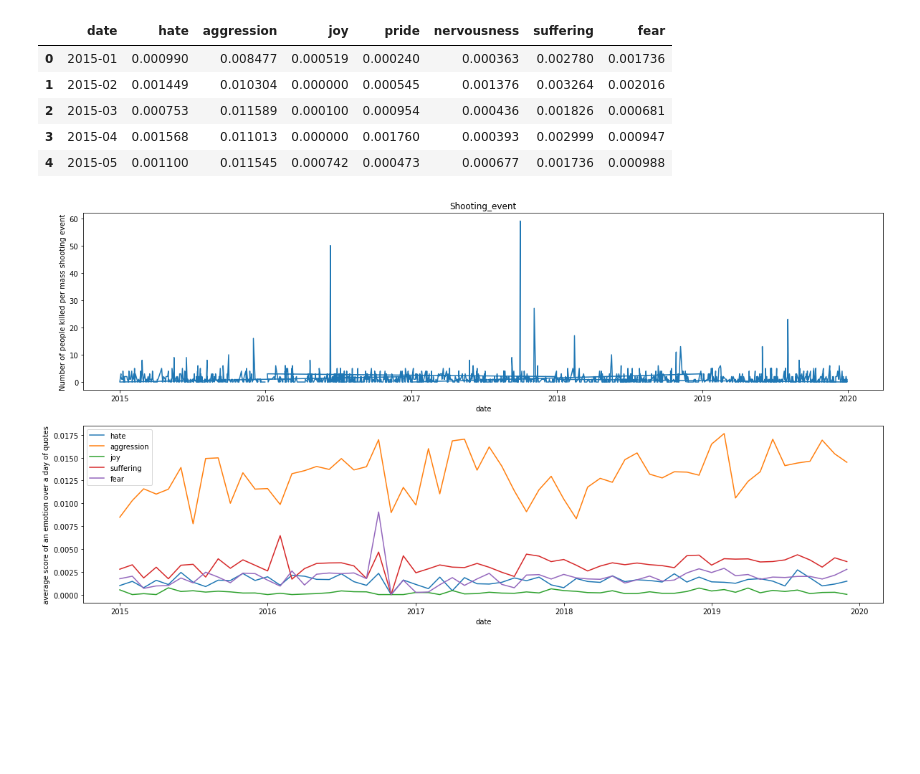
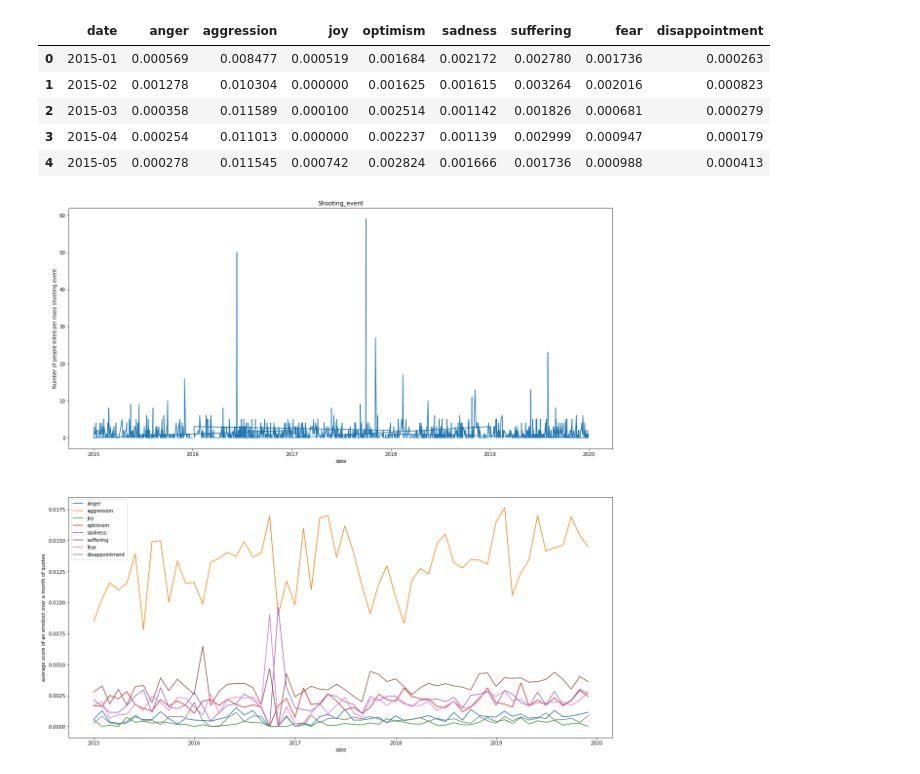
Before and after one commit to epfl-ada/ada-2021-project-lejt, a Jupyter notebook: Emotion extraction.ipynb, the cells around one changed output. Cells and saved outputs as stored; diff of their text form; code cells hidden in the pictures; blank space fills up the shorter version.

```diff
--- a/Emotion extraction.ipynb
+++ b/Emotion extraction.ipynb
@@ -93,59 +98,62 @@ emotion_df['month_year'] = final_df['month_year'].values
 # %%
 # Average score of each category per day:
 
-hate = []
+anger = []
 aggression = []
 joy = []
-pride = []
-nervousness = []
+optimism = []
+sadness = []
 suffering = []
 fear = []
+disappointment = []
 date = []
 
 grouped_df = emotion_df.groupby(['month_year'])
 for group in grouped_df:
     date.append(group[0])
-    hate.append(group[1].hate.mean())
+    anger.append(group[1].anger.mean())
     aggression.append(group[1].aggression.mean())
     joy.append(group[1].joy.mean())
-    pride.append(group[1].pride.mean())
-    nervousness.append(group[1].nervousness.mean())
+    optimism.append(group[1].optimism.mean())
+    sadness.append(group[1].sadness.mean())
     suffering.append(group[1].suffering.mean())
     fear.append(group[1].fear.mean())
+    disappointment.append(group[1].disappointment.mean())
 
-data = {'date': date, 'hate': hate, 'aggression': aggression, 'joy': joy, 'pride': pride,
-         'nervousness': nervousness, 'suffering': suffering, 'fear': fear}
+data = {'date': date, 'anger': anger, 'aggression': aggression, 'joy': joy, 'optimism': optimism,
+         'sadness': sadness, 'suffering': suffering, 'fear': fear, 'disappointment': disappointment}
 daily_emotion_df = pd.DataFrame(data)
 daily_emotion_df.head()
 # %% [output]
-|  | date | hate | aggression | joy | pride | nervousness | suffering | fear |
-| 0 | 2015-01 | 0.000990 | 0.008477 | 0.000519 | 0.000240 | 0.000363 | 0.002780 | 0.001736 |
-| 1 | 2015-02 | 0.001449 | 0.010304 | 0.000000 | 0.000545 | 0.001376 | 0.003264 | 0.002016 |
-| 2 | 2015-03 | 0.000753 | 0.011589 | 0.000100 | 0.000954 | 0.000436 | 0.001826 | 0.000681 |
-| 3 | 2015-04 | 0.001568 | 0.011013 | 0.000000 | 0.001760 | 0.000393 | 0.002999 | 0.000947 |
-| 4 | 2015-05 | 0.001100 | 0.011545 | 0.000742 | 0.000473 | 0.000677 | 0.001736 | 0.000988 |
+|  | date | anger | aggression | joy | optimism | sadness | suffering | fear | disappointment |
+| 0 | 2015-01 | 0.000569 | 0.008477 | 0.000519 | 0.001684 | 0.002172 | 0.002780 | 0.001736 | 0.000263 |
+| 1 | 2015-02 | 0.001278 | 0.010304 | 0.000000 | 0.001625 | 0.001615 | 0.003264 | 0.002016 | 0.000823 |
+| 2 | 2015-03 | 0.000358 | 0.011589 | 0.000100 | 0.002514 | 0.001142 | 0.001826 | 0.000681 | 0.000279 |
+| 3 | 2015-04 | 0.000254 | 0.011013 | 0.000000 | 0.002237 | 0.001139 | 0.002999 | 0.000947 | 0.000179 |
+| 4 | 2015-05 | 0.000278 | 0.011545 | 0.000742 | 0.002824 | 0.001666 | 0.001736 | 0.000988 | 0.000413 |
 # %%
 # Set the dates back to date_time in order to graph easily
 daily_emotion_df.date=pd.to_datetime(daily_emotion_df.date)
 
 fig, ax = plt.subplots(2, 1);
-fig.set_size_inches(20, 10)
+fig.set_size_inches(20, 20)
 
 ax[0].plot(mass_shootings['Incident Date'], mass_shootings['# Killed']);
 ax[0].set_title('Shooting_event');
 ax[0].set_xlabel("date");
 ax[0].set_ylabel('Number of people killed per mass shooting event');
 
-ax[1].plot(daily_emotion_df.date, daily_emotion_df.hate,label = "hate");
+ax[1].plot(daily_emotion_df.date, daily_emotion_df.anger,label = "anger");
 ax[1].plot(daily_emotion_df.date, daily_emotion_df.aggression,label = "aggression");
 ax[1].plot(daily_emotion_df.date, daily_emotion_df.joy,label = "joy");
-#ax[1].plot(daily_emotion_df.date, daily_emotion_df.pride,label = "pride");
-#ax[1].plot(daily_emotion_df.date, daily_emotion_df.nervousness,label = "nervousness");
+ax[1].plot(daily_emotion_df.date, daily_emotion_df.optimism,label = "optimism");
+ax[1].plot(daily_emotion_df.date, daily_emotion_df.sadness,label = "sadness");
 ax[1].plot(daily_emotion_df.date, daily_emotion_df.suffering,label = "suffering");
 ax[1].plot(daily_emotion_df.date, daily_emotion_df.fear,label = "fear");
+ax[1].plot(daily_emotion_df.date, daily_emotion_df.disappointment,label = "disappointment");
 
 ax[1].set_xlabel("date");
-ax[1].set_ylabel("average score of an emotion over a day of quotes");
+ax[1].set_ylabel("average score of an emotion over a month of quotes");
 ax[1].legend();
 # %% [output]
-[figure, old version]
+[figure, new version]
```
Also changed, not shown: parts of 4 cells of this notebook.
